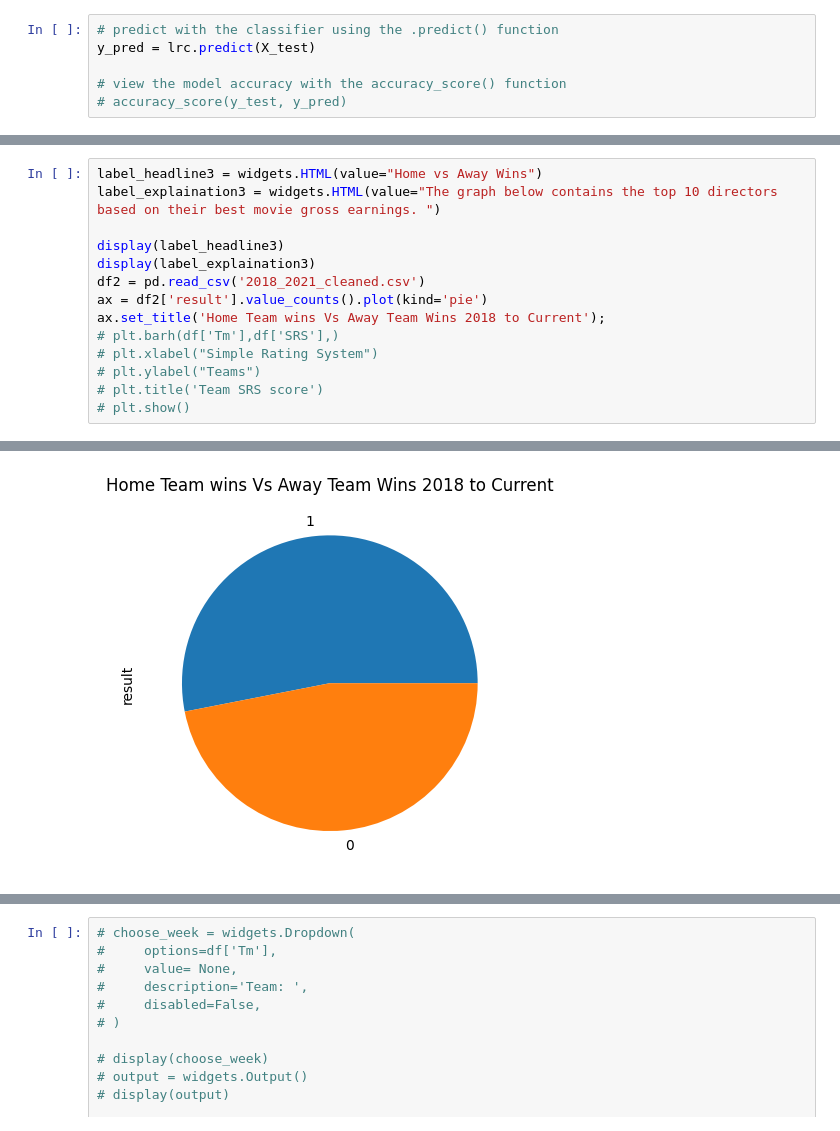
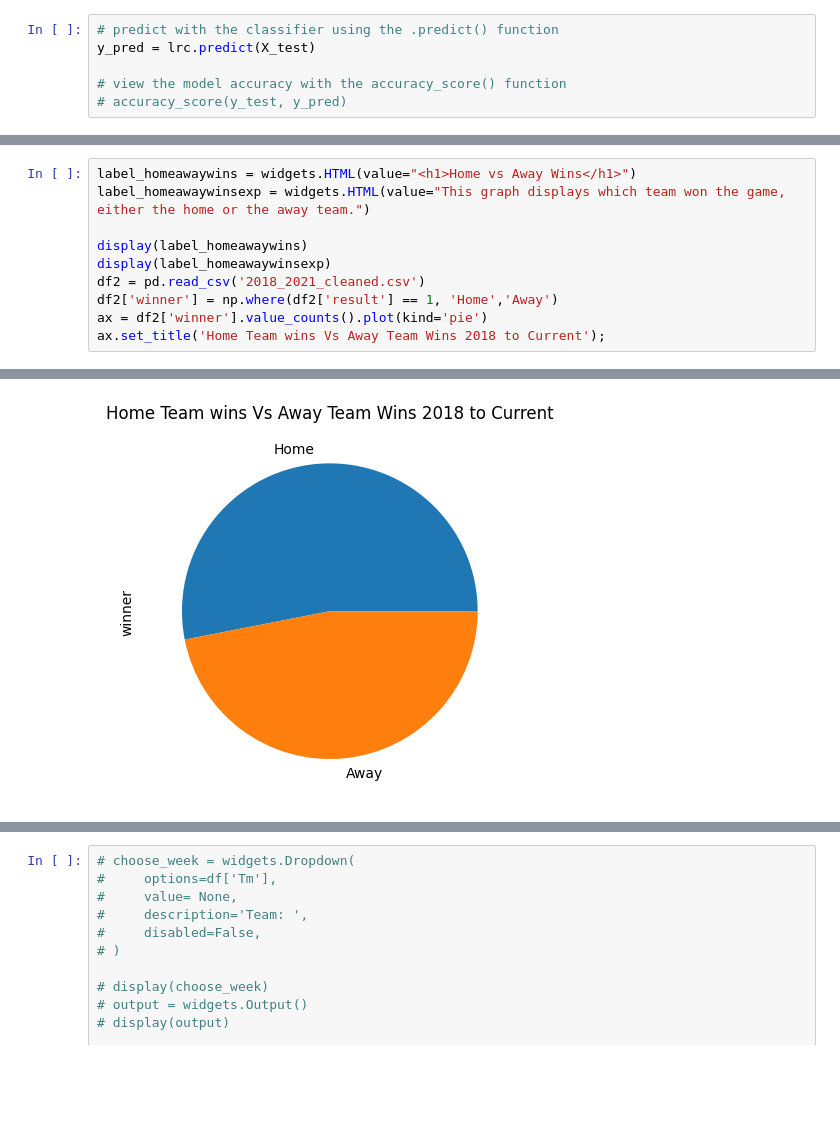
Before and after one commit to JohnPhan8448/C964nflbinder, a Jupyter notebook: NFLNotebook.ipynb, the cells around one changed output, grey strips where cells are left out. Cells and saved outputs as stored; diff of their text form; blank space fills up the shorter version.

```diff
--- a/NFLNotebook.ipynb
+++ b/NFLNotebook.ipynb
@@ -190,20 +140,16 @@ plt.show()
 [figure]
 # %%
-label_headline3 = widgets.HTML(value="Home vs Away Wins")
-label_explaination3 = widgets.HTML(value="The graph below contains the top 10 directors based on their best movie gross earnings. ")
+label_homeawaywins = widgets.HTML(value="<h1>Home vs Away Wins</h1>")
+label_homeawaywinsexp = widgets.HTML(value="This graph displays which team won the game, either the home or the away team.")
 
-display(label_headline3)
-display(label_explaination3)
+display(label_homeawaywins)
+display(label_homeawaywinsexp)
 df2 = pd.read_csv('2018_2021_cleaned.csv')
-ax = df2['result'].value_counts().plot(kind='pie')
+df2['winner'] = np.where(df2['result'] == 1, 'Home','Away')
+ax = df2['winner'].value_counts().plot(kind='pie')
 ax.set_title('Home Team wins Vs Away Team Wins 2018 to Current');
-# plt.barh(df['Tm'],df['SRS'],)
-# plt.xlabel("Simple Rating System")
-# plt.ylabel("Teams")
-# plt.title('Team SRS score')
-# plt.show()
 # %% [output]
 [interactive output not drawn]
 [interactive output not drawn]
-[figure, old version]
+[figure, new version]
 # %%
```
Also changed, not shown: parts of 13 cells of this notebook.
